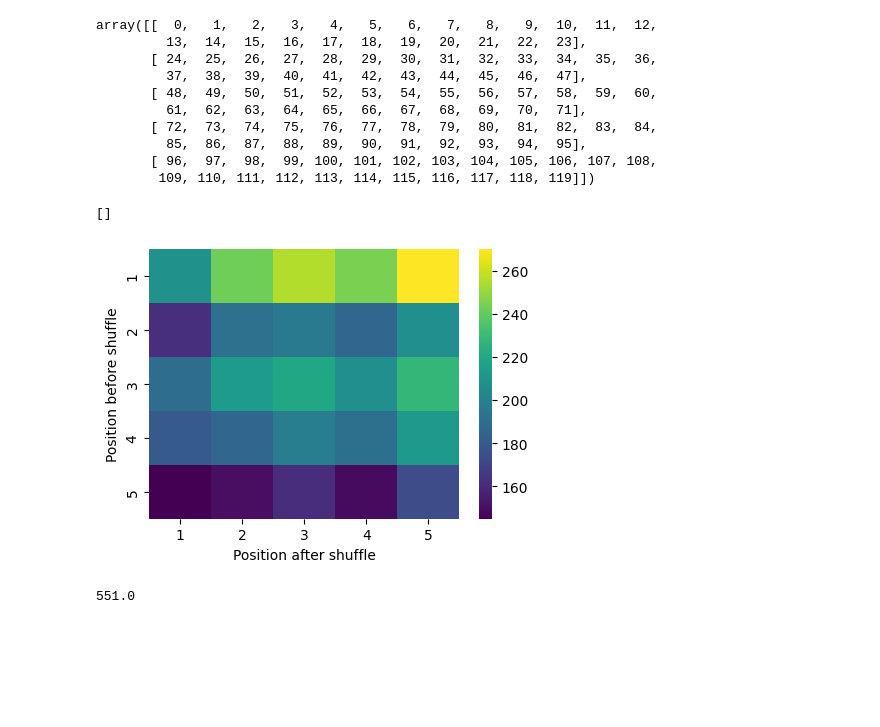
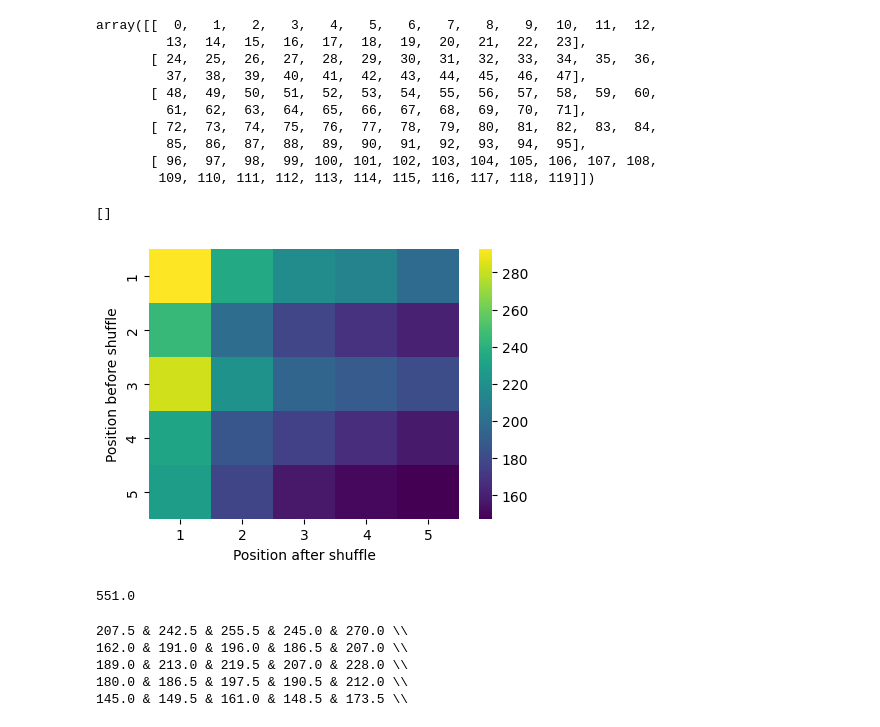
Before and after one commit to GoComputing/LLM-Bias-Research, a Jupyter notebook: notebooks/initialBias_analysis.ipynb, the cells around one changed output. Cells and saved outputs as stored; diff of their text form; code cells hidden in the pictures; blank space fills up the shorter version.

```diff
--- a/notebooks/initialBias_analysis.ipynb
+++ b/notebooks/initialBias_analysis.ipynb
@@ -445,8 +445,10 @@ import json
 import math
 import os
 
+contingency_values_as_true_positions = False
+
 experiment_name = 'position_bias__share'
-filename = 'evaluation_llama8b.json'
+filename = 'evaluation_gpt_oss_20b.json'
 results_dir = os.path.join('..', 'results', 'self_bias_analysis', 'many_products_paraphrase', experiment_name, filename)
 
 with open(results_dir, 'r') as f:
@@ -490,8 +492,10 @@ for i,(result_sample,query_info) in enumerate(zip(results, input_dataset['querie
 
     pred_pos = result_sample['predicted_pos'] - 1
     true_pred_pos = query_info['permutation'][pred_pos]
-    contingency_matrix[true_pred_pos,permutation_id] += 1
-    # contingency_matrix[pred_pos,permutation_id] += 1
+    if contingency_values_as_true_positions:
+        contingency_matrix[true_pred_pos,permutation_id] += 1
+    else:
+        contingency_matrix[pred_pos,permutation_id] += 1
 # %%
 from scipy.stats import chi2_contingency
 
@@ -718,6 +724,12 @@ array([[  0,   1,   2,   3,   4,   5,   6,   7,   8,   9,  10,  11,  12,
        [ 96,  97,  98,  99, 100, 101, 102, 103, 104, 105, 106, 107, 108,
         109, 110, 111, 112, 113, 114, 115, 116, 117, 118, 119]])
 # %%
+import seaborn as sns
+
+
+assert contingency_values_as_true_positions
+
+
 # Input: array of shape (top_k, samples_per_query)
 #  - Each column represents the probability distribution (non-normalized) of selecting
 #    the ith-product (i is the row)
@@ -739,35 +751,44 @@ for orig_pos in range(top_k):
         #  - Each ith-row (block) represents a set of indices of shuffles,
         #    where these shuffles moves products from position i to target_pos
         blocks = np.array(compute_blocks(target_pos, top_k, samples_per_query, input_dataset))
 
         # List of counts (each one is like a sample), where the selected product was at orig_pos,
         # was moved to the target_pos and it was selected by the model
         counts = contingency_matrix[orig_pos, blocks[orig_pos]]
         test_set.update(blocks[orig_pos])
 
         # Compute the mean for a robust representation
         median = np.median(counts)
 
         matrix_counts[orig_pos, target_pos] = median
 
     assert len(test_set) == samples_per_query
 
 fig, ax = plt.subplots(figsize=(5, 3.5))
 sns.heatmap(matrix_counts, cmap="viridis", ax=ax)
 
 ax.set_xticklabels(range(1, top_k+1))
 ax.set_yticklabels(range(1, top_k+1))
 
 ax.set_xlabel('Position after shuffle')
 ax.set_ylabel('Position before shuffle')
 
 plt.savefig(f"../figures/bias_analysis.pdf", format="pdf", bbox_inches="tight")
 
 plt.plot()
 # %% [output]
 []
-[figure, old version]
+[figure, new version]
 # %%
 120000 - np.sum(contingency_matrix)
 # %% [output]
 551.0
+# %%
+for row in matrix_counts:
+    print(' & '.join([f'{value:.01f}' for value in row]) + ' \\\\')
+# %% [output]
+207.5 & 242.5 & 255.5 & 245.0 & 270.0 \\
+162.0 & 191.0 & 196.0 & 186.5 & 207.0 \\
+189.0 & 213.0 & 219.5 & 207.0 & 228.0 \\
+180.0 & 186.5 & 197.5 & 190.5 & 212.0 \\
+145.0 & 149.5 & 161.0 & 148.5 & 173.5 \\
```
Also changed, not shown: parts of 5 cells of this notebook.
